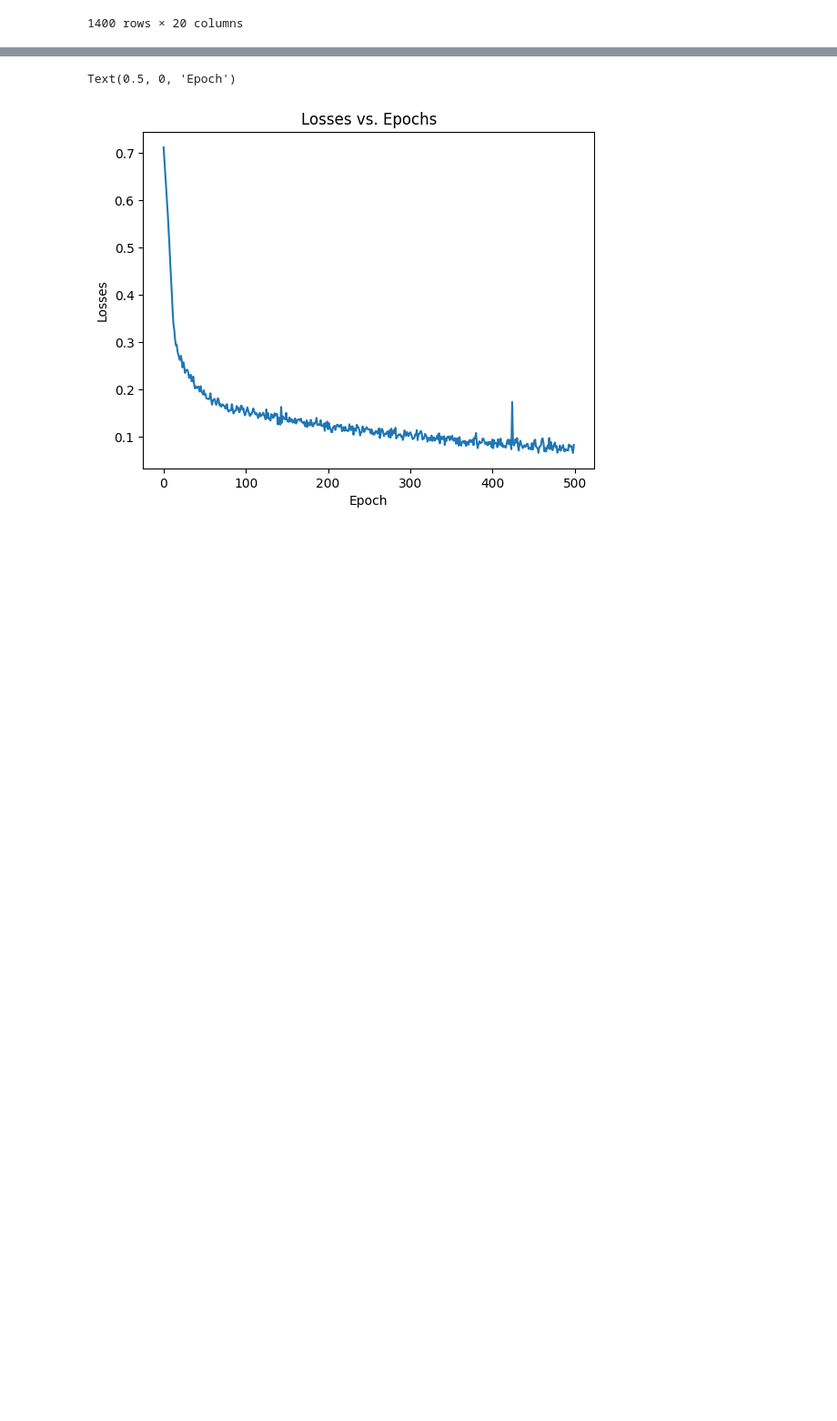
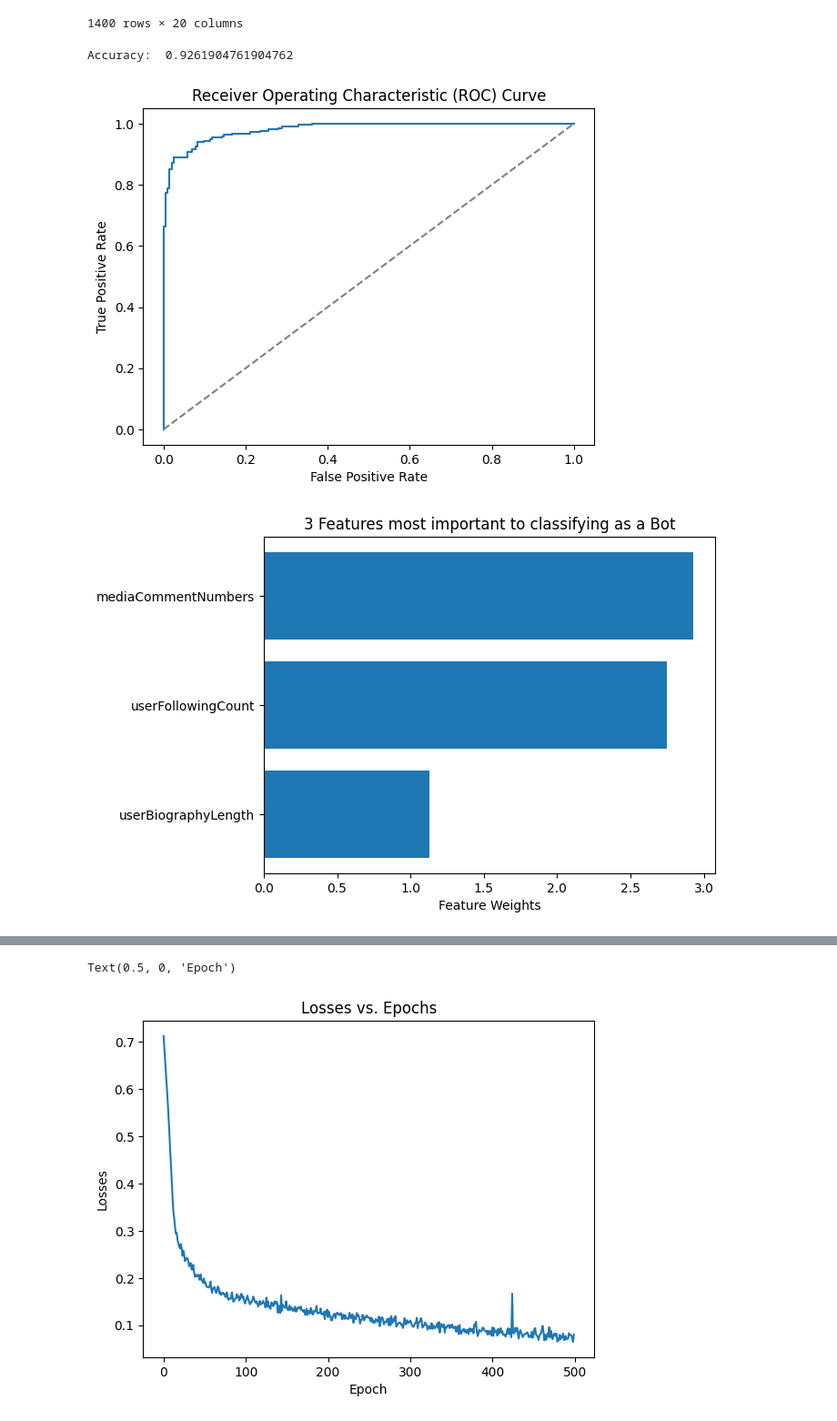
Before and after one commit to 8tsmith11/social-media-bot-identification, a Jupyter notebook: notebook.ipynb, the cells around one changed output, grey strips where cells are left out. Shown: that part at 91% size. Saved outputs shown, nothing was run; the diff lists cells and outputs as text; code cells hidden in the pictures; blank space fills up the shorter version.

```diff
--- a/notebook.ipynb
+++ b/notebook.ipynb
@@ -123,3 +123,42 @@ X_train = scaler.fit_transform(X_train)
 
 # 3. Apply the transformation to the test data
 X_test = scaler.transform(X_test)
+# %%
+# Johann's Logisitic Regression Code
+
+log_model = LogisticRegression(max_iter=10000)
+log_model.fit(X_train, y_train)
+from sklearn.metrics import accuracy_score, classification_report, confusion_matrix
+y_pred = log_model.predict(X_test)
+print("Accuracy: ", accuracy_score(y_test, y_pred))
+y_proba = log_model.predict_proba(X_test)[:, 1]
+fpr, tpr, thresholds = roc_curve(y_test, y_proba)
+roc_auc = auc(fpr, tpr)
+
+plt.plot(fpr, tpr)
+plt.plot([0, 1], [0, 1], color='gray', linestyle='--')
+plt.xlabel('False Positive Rate')
+plt.ylabel('True Positive Rate')
+plt.title('Receiver Operating Characteristic (ROC) Curve')
+plt.show()
+
+feature_weights = log_model.coef_[0]
+features = (combined.drop(["automatedBehaviour", "mediaUploadTimes", "mediaCommentsAreDisabled"], axis=1)).columns
+features_by_weight = pd.DataFrame({'Feature': features, 'Weight': feature_weights})
+
+
+features_by_weight = features_by_weight.sort_values(by='Weight', ascending=False)
+plt.barh(features_by_weight['Feature'].head(3)[::-1], features_by_weight['Weight'].head(3)[::-1])
+plt.xlabel('Feature Weights')
+plt.title("3 Features most important to classifying as a Bot")
+plt.show()
+
+features_by_weight = features_by_weight.sort_values(by='Weight', ascending=True)
+plt.barh(features_by_weight['Feature'].head(3)[::-1], features_by_weight['Weight'].head(3)[::-1])
+plt.xlabel('Feature Weights')
+plt.title("3 Features most important to classifying as not a Bot")
+plt.show()
+# %% [output]
+Accuracy:  0.9261904761904762
+[figure, added]
+[figure, added]
```
Also changed, not shown: parts of 7 cells of this notebook.
